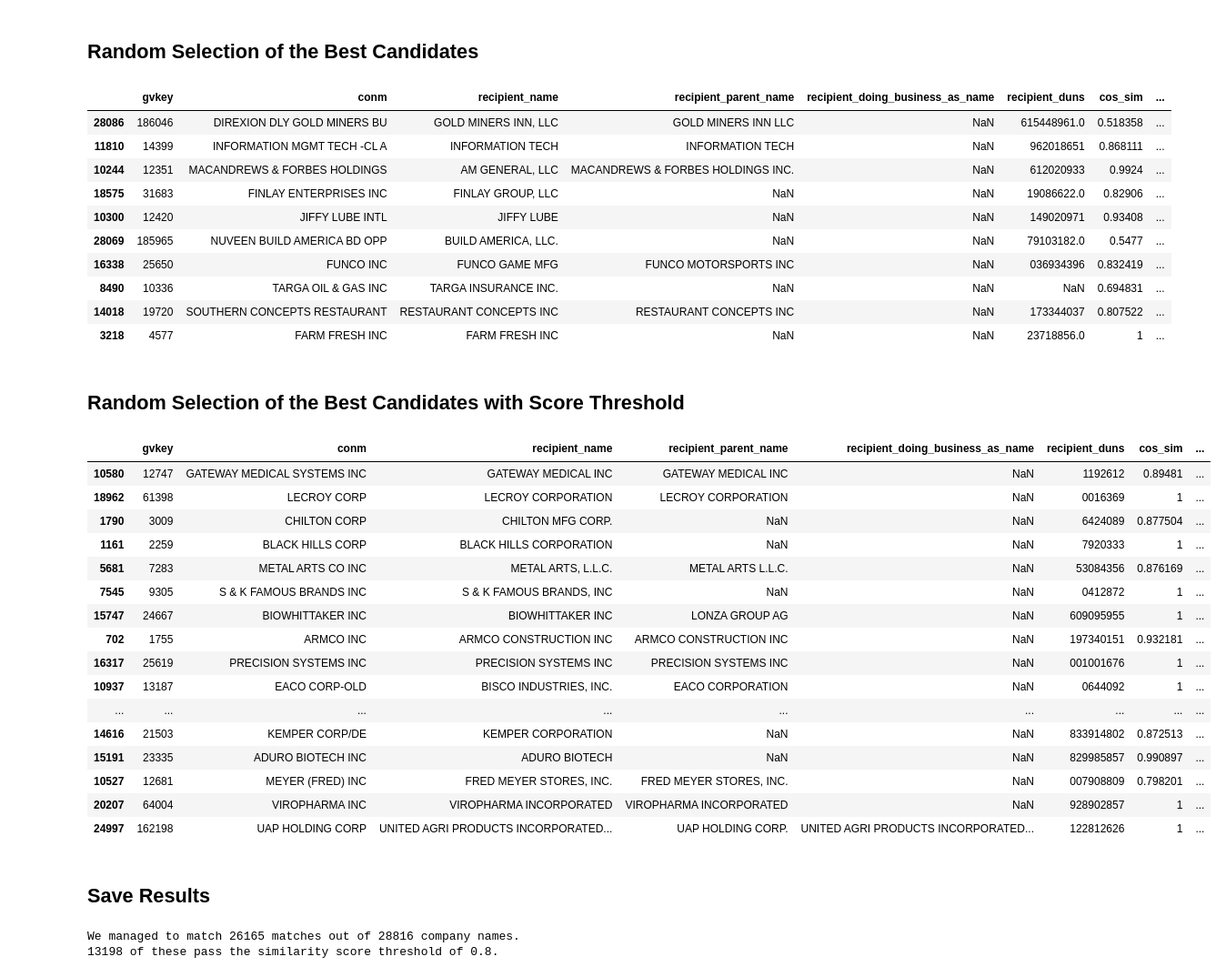
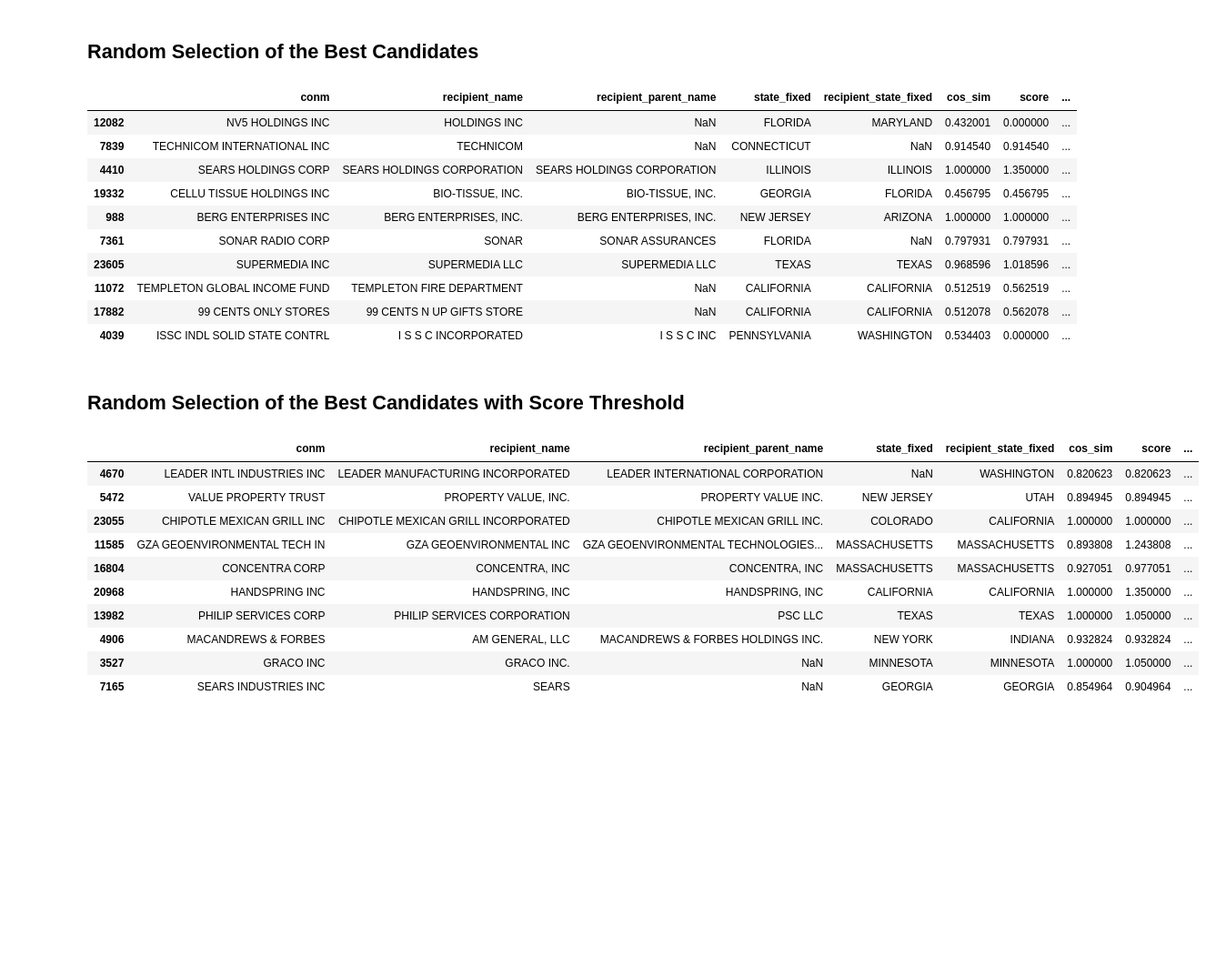
Before and after one commit to AlpAribal/idp-ws19, a Jupyter notebook: notebooks/3_matching_names.ipynb, the cells around one changed output. Shown: that part at 91% size. Saved outputs shown, nothing was run; the diff lists cells and outputs as text; code cells hidden in the pictures; blank space fills up the shorter version.

```diff
--- a/notebooks/3_matching_names.ipynb
+++ b/notebooks/3_matching_names.ipynb
@@ -205,3 +219,6 @@ best_matches.recipient_duns = best_matches.recipient_duns.astype('str').str.repl
+# %%
+best_matches = pd.read_csv('../results/matching_table_v2.csv')
+selections = pd.read_csv('../results/matching_table_with_threshold_v2.csv')
 # %% [markdown]
 ## Cosine Similarity Scores Distribution of the Best Candidates
 # %%
@@ -220,50 +237,38 @@ _ = g.set(ylim=(0, 4000), xlim=(0.4,1.4))
 # %% [markdown]
 ## Random Selection of the Best Candidates
 # %%
-columns = ['gvkey','conm','recipient_name','recipient_parent_name','recipient_doing_business_as_name',
-           'recipient_duns','cos_sim','score']
+columns = ['conm','recipient_name','recipient_parent_name','state_fixed',
+           'recipient_state_fixed','cos_sim','score','matched_by_parent_name']
+
+
 best_matches[columns].dropna(how='all').sample(10)
 # %% [output]
-|  | gvkey | conm | recipient_name | recipient_parent_name | recipient_doing_business_as_name | recipient_duns | cos_sim | ... |
-| 28086 | 186046 | DIREXION DLY GOLD MINERS BU | GOLD MINERS INN, LLC | GOLD MINERS INN LLC | NaN | 615448961.0 | 0.518358 | ... |
-| 11810 | 14399 | INFORMATION MGMT TECH -CL A | INFORMATION TECH | INFORMATION TECH | NaN | 962018651 | 0.868111 | ... |
-| 10244 | 12351 | MACANDREWS & FORBES HOLDINGS | AM GENERAL, LLC | MACANDREWS & FORBES HOLDINGS INC. | NaN | 612020933 | 0.9924 | ... |
-| 18575 | 31683 | FINLAY ENTERPRISES INC | FINLAY GROUP, LLC | NaN | NaN | 19086622.0 | 0.82906 | ... |
-| 10300 | 12420 | JIFFY LUBE INTL | JIFFY LUBE | NaN | NaN | 149020971 | 0.93408 | ... |
-| 28069 | 185965 | NUVEEN BUILD AMERICA BD OPP | BUILD AMERICA, LLC. | NaN | NaN | 79103182.0 | 0.5477 | ... |
-| 16338 | 25650 | FUNCO INC | FUNCO GAME MFG | FUNCO MOTORSPORTS INC | NaN | 036934396 | 0.832419 | ... |
-| 8490 | 10336 | TARGA OIL & GAS INC | TARGA INSURANCE INC. | NaN | NaN | NaN | 0.694831 | ... |
-| 14018 | 19720 | SOUTHERN CONCEPTS RESTAURANT | RESTAURANT CONCEPTS INC | RESTAURANT CONCEPTS INC | NaN | 173344037 | 0.807522 | ... |
-| 3218 | 4577 | FARM FRESH INC | FARM FRESH INC | NaN | NaN | 23718856.0 | 1 | ... |
+|  | conm | recipient_name | recipient_parent_name | state_fixed | recipient_state_fixed | cos_sim | score | ... |
+| 12082 | NV5 HOLDINGS INC | HOLDINGS INC | NaN | FLORIDA | MARYLAND | 0.432001 | 0.000000 | ... |
+| 7839 | TECHNICOM INTERNATIONAL INC | TECHNICOM | NaN | CONNECTICUT | NaN | 0.914540 | 0.914540 | ... |
+| 4410 | SEARS HOLDINGS CORP | SEARS HOLDINGS CORPORATION | SEARS HOLDINGS CORPORATION | ILLINOIS | ILLINOIS | 1.000000 | 1.350000 | ... |
+| 19332 | CELLU TISSUE HOLDINGS INC | BIO-TISSUE, INC. | BIO-TISSUE, INC. | GEORGIA | FLORIDA | 0.456795 | 0.456795 | ... |
+| 988 | BERG ENTERPRISES INC | BERG ENTERPRISES, INC. | BERG ENTERPRISES, INC. | NEW JERSEY | ARIZONA | 1.000000 | 1.000000 | ... |
+| 7361 | SONAR RADIO CORP | SONAR | SONAR ASSURANCES | FLORIDA | NaN | 0.797931 | 0.797931 | ... |
+| 23605 | SUPERMEDIA INC | SUPERMEDIA LLC | SUPERMEDIA LLC | TEXAS | TEXAS | 0.968596 | 1.018596 | ... |
+| 11072 | TEMPLETON GLOBAL INCOME FUND | TEMPLETON FIRE DEPARTMENT | NaN | CALIFORNIA | CALIFORNIA | 0.512519 | 0.562519 | ... |
+| 17882 | 99 CENTS ONLY STORES | 99 CENTS N UP GIFTS STORE | NaN | CALIFORNIA | CALIFORNIA | 0.512078 | 0.562078 | ... |
+| 4039 | ISSC INDL SOLID STATE CONTRL | I S S C INCORPORATED | I S S C INC | PENNSYLVANIA | WASHINGTON | 0.534403 | 0.000000 | ... |
 # %% [markdown]
 ## Random Selection of the Best Candidates with Score Threshold
 # %%
 QUALITY_THRES = 0.8
 selections = best_matches[best_matches.score>QUALITY_THRES]
-selections[columns].sample(20)
+selections[columns].sample(10)
 # %% [output]
-|  | gvkey | conm | recipient_name | recipient_parent_name | recipient_doing_business_as_name | recipient_duns | cos_sim | ... |
-| 10580 | 12747 | GATEWAY MEDICAL SYSTEMS INC | GATEWAY MEDICAL INC | GATEWAY MEDICAL INC | NaN | 1192612 | 0.89481 | ... |
-| 18962 | 61398 | LECROY CORP | LECROY CORPORATION | LECROY CORPORATION | NaN | 0016369 | 1 | ... |
-| 1790 | 3009 | CHILTON CORP | CHILTON MFG CORP. | NaN | NaN | 6424089 | 0.877504 | ... |
-| 1161 | 2259 | BLACK HILLS CORP | BLACK HILLS CORPORATION | NaN | NaN | 7920333 | 1 | ... |
-| 5681 | 7283 | METAL ARTS CO INC | METAL ARTS, L.L.C. | METAL ARTS L.L.C. | NaN | 53084356 | 0.876169 | ... |
-| 7545 | 9305 | S & K FAMOUS BRANDS INC | S & K FAMOUS BRANDS, INC | NaN | NaN | 0412872 | 1 | ... |
-| 15747 | 24667 | BIOWHITTAKER INC | BIOWHITTAKER INC | LONZA GROUP AG | NaN | 609095955 | 1 | ... |
-| 702 | 1755 | ARMCO INC | ARMCO CONSTRUCTION INC | ARMCO CONSTRUCTION INC | NaN | 197340151 | 0.932181 | ... |
-| 16317 | 25619 | PRECISION SYSTEMS INC | PRECISION SYSTEMS INC | PRECISION SYSTEMS INC | NaN | 001001676 | 1 | ... |
-| 10937 | 13187 | EACO CORP-OLD | BISCO INDUSTRIES, INC. | EACO CORPORATION | NaN | 0644092 | 1 | ... |
-| ... | ... | ... | ... | ... | ... | ... | ... | ... |
-| 14616 | 21503 | KEMPER CORP/DE | KEMPER CORPORATION | NaN | NaN | 833914802 | 0.872513 | ... |
-| 15191 | 23335 | ADURO BIOTECH INC | ADURO BIOTECH | NaN | NaN | 829985857 | 0.990897 | ... |
-| 10527 | 12681 | MEYER (FRED) INC | FRED MEYER STORES, INC. | FRED MEYER STORES, INC. | NaN | 007908809 | 0.798201 | ... |
-| 20207 | 64004 | VIROPHARMA INC | VIROPHARMA INCORPORATED | VIROPHARMA INCORPORATED | NaN | 928902857 | 1 | ... |
-| 24997 | 162198 | UAP HOLDING CORP | UNITED AGRI PRODUCTS INCORPORATED... | UAP HOLDING CORP. | UNITED AGRI PRODUCTS INCORPORATED... | 122812626 | 1 | ... |
+|  | conm | recipient_name | recipient_parent_name | state_fixed | recipient_state_fixed | cos_sim | score | ... |
+| 4670 | LEADER INTL INDUSTRIES INC | LEADER MANUFACTURING INCORPORATED | LEADER INTERNATIONAL CORPORATION | NaN | WASHINGTON | 0.820623 | 0.820623 | ... |
+| 5472 | VALUE PROPERTY TRUST | PROPERTY VALUE, INC. | PROPERTY VALUE INC. | NEW JERSEY | UTAH | 0.894945 | 0.894945 | ... |
+| 23055 | CHIPOTLE MEXICAN GRILL INC | CHIPOTLE MEXICAN GRILL INCORPORATED | CHIPOTLE MEXICAN GRILL INC. | COLORADO | CALIFORNIA | 1.000000 | 1.000000 | ... |
+| 11585 | GZA GEOENVIRONMENTAL TECH IN | GZA GEOENVIRONMENTAL INC | GZA GEOENVIRONMENTAL TECHNOLOGIES... | MASSACHUSETTS | MASSACHUSETTS | 0.893808 | 1.243808 | ... |
+| 16804 | CONCENTRA CORP | CONCENTRA, INC | CONCENTRA, INC | MASSACHUSETTS | MASSACHUSETTS | 0.927051 | 0.977051 | ... |
+| 20968 | HANDSPRING INC | HANDSPRING, INC | HANDSPRING, INC | CALIFORNIA | CALIFORNIA | 1.000000 | 1.350000 | ... |
+| 13982 | PHILIP SERVICES CORP | PHILIP SERVICES CORPORATION | PSC LLC | TEXAS | TEXAS | 1.000000 | 1.050000 | ... |
+| 4906 | MACANDREWS & FORBES | AM GENERAL, LLC | MACANDREWS & FORBES HOLDINGS INC. | NEW YORK | INDIANA | 0.932824 | 0.932824 | ... |
+| 3527 | GRACO INC | GRACO INC. | NaN | MINNESOTA | MINNESOTA | 1.000000 | 1.050000 | ... |
+| 7165 | SEARS INDUSTRIES INC | SEARS | NaN | GEORGIA | GEORGIA | 0.854964 | 0.904964 | ... |
-# %% [markdown]
-## Save Results
-# %%
-print(f'We managed to match { best_matches.score.dropna().shape[0]} matches out of { chair_df.shape[0] } company names.')
-print(f'{selections.shape[0]} of these pass the similarity score threshold of {QUALITY_THRES}.')
-# %% [output]
-We managed to match 26165 matches out of 28816 company names.
-13198 of these pass the similarity score threshold of 0.8.
```
Also changed, not shown: parts of 18 cells of this notebook, 3 other files.
